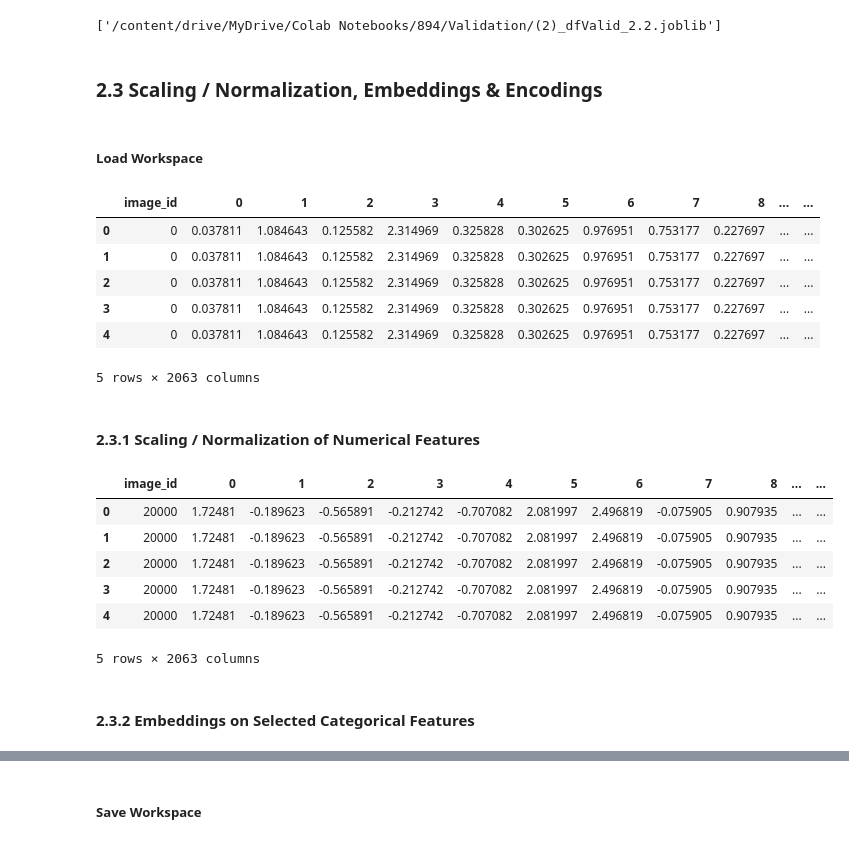
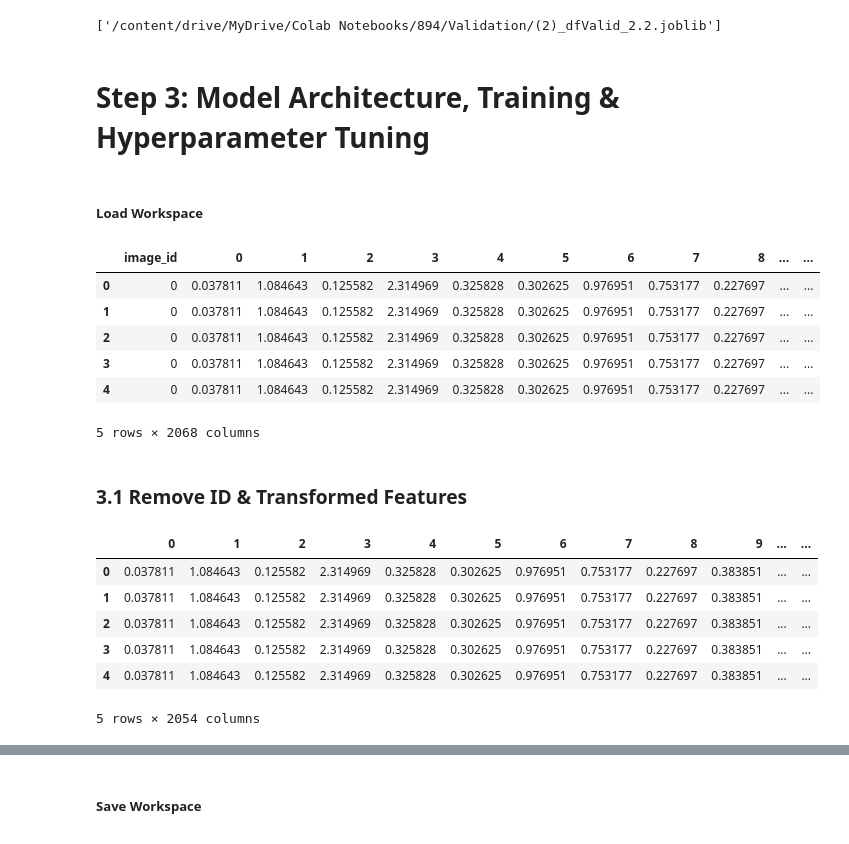
Before and after one commit to nilanahar/MMAI_894_DeepLearning_Project_TeamRosedale, a Jupyter notebook: MMAI_894_Team_Project.ipynb, the cells around one changed output, grey strips where cells are left out. Drawn from its saved outputs; the diff is of its cells as text; code cells hidden in the pictures.

Commit message:
updated model architecture

```diff
--- a/MMAI_894_Team_Project.ipynb
+++ b/MMAI_894_Team_Project.ipynb
@@ -223,5 +244,5 @@ def filter_choices_by_word2vec_similarity(row, model):
 
 # wxord2vec_model = api.load('word2vec-google-news-300')
 # joblib.dump(word2vec_model, "/content/drive/MyDrive/Colab Notebooks/894/Training/(2)_word2vec_model_for_2.2.joblib")
-word2vec_model = joblib.load("/content/drive/MyDrive/Colab Notebooks/894/Training/(2)_word2vec_model_for_2.2.joblib")
+model = joblib.load("/content/drive/MyDrive/Colab Notebooks/894/Training/(2)_word2vec_model_for_2.2.joblib")
 # %% [markdown]
@@ -555,17 +507,14 @@ joblib.dump(df_train, "/content/drive/MyDrive/Colab Notebooks/894/Training/(2)_d
 joblib.dump(df_valid, "/content/drive/MyDrive/Colab Notebooks/894/Validation/(2)_dfValid_2.2.joblib")
 # %% [output]
 ['/content/drive/MyDrive/Colab Notebooks/894/Validation/(2)_dfValid_2.2.joblib']
-# %% [markdown]
-### 2.3 Scaling / Normalization, Embeddings & Encodings
+# %% [markdown]
+# Step 3: Model Architecture, Training & Hyperparameter Tuning
 # %% [markdown]
 ##### Load Workspace
 # %%
 df_train = joblib.load("/content/drive/MyDrive/Colab Notebooks/894/Training/(2)_dfTrain_2.2.joblib")
 df_valid = joblib.load("/content/drive/MyDrive/Colab Notebooks/894/Validation/(2)_dfValid_2.2.joblib")
 
-df_train.columns = df_train.columns.astype(str)
-df_valid.columns = df_valid.columns.astype(str)
-
 df_train.head()
 # %% [output]
 |  | image_id | 0 | 1 | 2 | 3 | 4 | 5 | 6 | 7 | 8 | ... | ... |
@@ -574,4 +523,4 @@ df_train.head()
 | 2 | 0 | 0.037811 | 1.084643 | 0.125582 | 2.314969 | 0.325828 | 0.302625 | 0.976951 | 0.753177 | 0.227697 | ... | ... |
 | 3 | 0 | 0.037811 | 1.084643 | 0.125582 | 2.314969 | 0.325828 | 0.302625 | 0.976951 | 0.753177 | 0.227697 | ... | ... |
 | 4 | 0 | 0.037811 | 1.084643 | 0.125582 | 2.314969 | 0.325828 | 0.302625 | 0.976951 | 0.753177 | 0.227697 | ... | ... |
-5 rows × 2063 columns
+5 rows × 2068 columns
@@ -578,31 +529,10 @@ df_train.head()
+# %% [markdown]
+### 3.1 Remove ID & Transformed Features
 # %%
-id_features = ['index', 'image_id', 'question_id', 'oeqa_id']
+id_features = ['index', 'image_id', 'question_id', 'answer_id', 'question_length']
 
 categorical_features = [  'question', 'question_clean', 'question_type',
                           'multiple_choices',  'filtered_multiple_choices',
-                          'oeq_answer', 'oeq_answer_clean', 'oeqa_confidence',
-                          'mcq_answer', 'mcqa_type']
-
-categorical_features_embedding = ['question_clean', 'question_type',
-                                  'filtered_multiple_choices',
-                                  'mcq_answer', 'oeq_answer_clean']
-
-categorical_features_encoding = ['mcqa_type', 'oeqa_confidence']
+                          'answer', 'answer_clean', 'answer_confidence', 'answer_type']
 
 numerical_features = [col for col in df_train.columns if col not in categorical_features + id_features]
-# %% [markdown]
-#### 2.3.1 Scaling / Normalization of Numerical Features
-# %%
-scaler = StandardScaler()
-
-# Convert numerical features to strings
-df_train_scaled = pd.DataFrame(scaler.fit_transform(df_train[numerical_features]),
-                                      columns=df_train[numerical_features].columns,
-                                      index=df_train[numerical_features].index)
-
-df_valid_scaled = pd.DataFrame(scaler.transform(df_valid[numerical_features]),
-                                      columns=df_valid[numerical_features].columns,
-                                      index=df_valid[numerical_features].index)
-
-df_train[numerical_features] = df_train_scaled
-df_valid[numerical_features] = df_valid_scaled
@@ -609,12 +542,10 @@ df_valid[numerical_features] = df_valid_scaled
 # %%
-df_valid.head()
+df_train.head()
 # %% [output]
-|  | image_id | 0 | 1 | 2 | 3 | 4 | 5 | 6 | 7 | 8 | ... | ... |
-| 0 | 20000 | 1.72481 | -0.189623 | -0.565891 | -0.212742 | -0.707082 | 2.081997 | 2.496819 | -0.075905 | 0.907935 | ... | ... |
-| 1 | 20000 | 1.72481 | -0.189623 | -0.565891 | -0.212742 | -0.707082 | 2.081997 | 2.496819 | -0.075905 | 0.907935 | ... | ... |
-| 2 | 20000 | 1.72481 | -0.189623 | -0.565891 | -0.212742 | -0.707082 | 2.081997 | 2.496819 | -0.075905 | 0.907935 | ... | ... |
-| 3 | 20000 | 1.72481 | -0.189623 | -0.565891 | -0.212742 | -0.707082 | 2.081997 | 2.496819 | -0.075905 | 0.907935 | ... | ... |
-| 4 | 20000 | 1.72481 | -0.189623 | -0.565891 | -0.212742 | -0.707082 | 2.081997 | 2.496819 | -0.075905 | 0.907935 | ... | ... |
+|  | 0 | 1 | 2 | 3 | 4 | 5 | 6 | 7 | 8 | 9 | ... | ... |
+| 0 | 0.037811 | 1.084643 | 0.125582 | 2.314969 | 0.325828 | 0.302625 | 0.976951 | 0.753177 | 0.227697 | 0.383851 | ... | ... |
+| 1 | 0.037811 | 1.084643 | 0.125582 | 2.314969 | 0.325828 | 0.302625 | 0.976951 | 0.753177 | 0.227697 | 0.383851 | ... | ... |
+| 2 | 0.037811 | 1.084643 | 0.125582 | 2.314969 | 0.325828 | 0.302625 | 0.976951 | 0.753177 | 0.227697 | 0.383851 | ... | ... |
+| 3 | 0.037811 | 1.084643 | 0.125582 | 2.314969 | 0.325828 | 0.302625 | 0.976951 | 0.753177 | 0.227697 | 0.383851 | ... | ... |
+| 4 | 0.037811 | 1.084643 | 0.125582 | 2.314969 | 0.325828 | 0.302625 | 0.976951 | 0.753177 | 0.227697 | 0.383851 | ... | ... |
-5 rows × 2063 columns
+5 rows × 2054 columns
-# %% [markdown]
-#### 2.3.2 Embeddings on Selected Categorical Features
```
Also changed, not shown: parts of 57 cells of this notebook.
